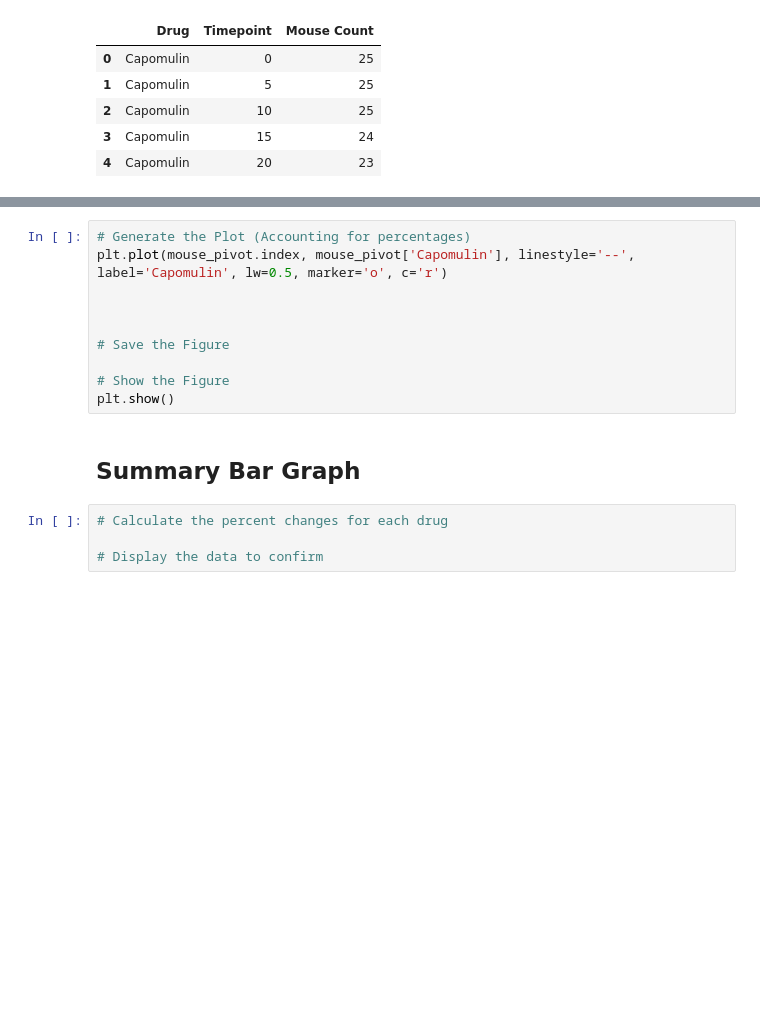
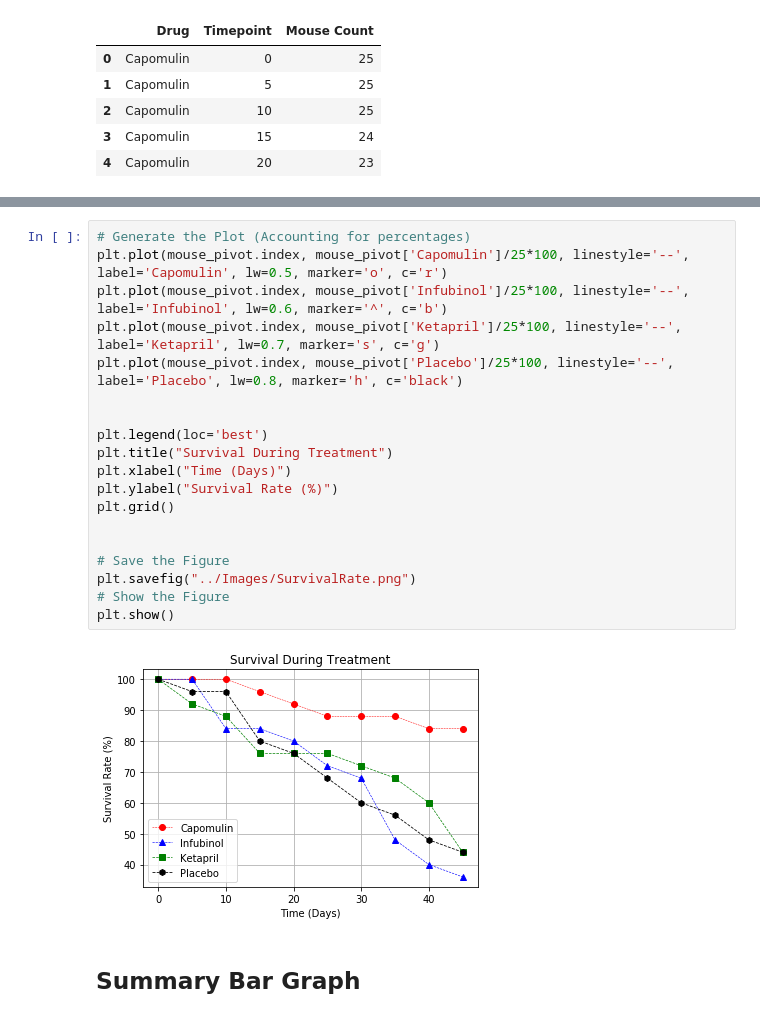
Before and after one commit to Carinananana/homework05, a Jupyter notebook: Pymaceuticals/pymaceuticals_starter.ipynb, the cells around one changed output, grey strips where cells are left out. Saved outputs shown, nothing was run; the diff lists cells and outputs as text; blank space fills up the shorter version.

```diff
--- a/Pymaceuticals/pymaceuticals_starter.ipynb
+++ b/Pymaceuticals/pymaceuticals_starter.ipynb
@@ -235,19 +235,26 @@ mouse_pivot
 | 35 | 22 | 14 | 12 | 17 | 15 | 14 | 10 | 21 | 16 | ... |
 | 40 | 21 | 14 | 10 | 15 | 15 | 12 | 9 | 20 | 12 | ... |
 | 45 | 21 | 13 | 9 | 11 | 13 | 11 | 7 | 20 | 11 | ... |
-# %%
-# Generate the Plot (Accounting for percentages)
-plt.plot(mouse_pivot.index, mouse_pivot['Capomulin'], linestyle='--', label='Capomulin', lw=0.5, marker='o', c='r')
-
-
-
-# Save the Figure
-
-# Show the Figure
-plt.show()
+# %%
+# Generate the Plot (Accounting for percentages)
+plt.plot(mouse_pivot.index, mouse_pivot['Capomulin']/25*100, linestyle='--', label='Capomulin', lw=0.5, marker='o', c='r')
+plt.plot(mouse_pivot.index, mouse_pivot['Infubinol']/25*100, linestyle='--', label='Infubinol', lw=0.6, marker='^', c='b')
+plt.plot(mouse_pivot.index, mouse_pivot['Ketapril']/25*100, linestyle='--', label='Ketapril', lw=0.7, marker='s', c='g')
+plt.plot(mouse_pivot.index, mouse_pivot['Placebo']/25*100, linestyle='--', label='Placebo', lw=0.8, marker='h', c='black')
+
+
+plt.legend(loc='best')
+plt.title("Survival During Treatment")
+plt.xlabel("Time (Days)")
+plt.ylabel("Survival Rate (%)")
+plt.grid()
+
+
+# Save the Figure
+plt.savefig("../Images/SurvivalRate.png")
+# Show the Figure
+plt.show()
+# %% [output]
+[figure, added]
 # %% [markdown]
 ## Summary Bar Graph
-# %%
-# Calculate the percent changes for each drug
-
-# Display the data to confirm
```
Also changed, not shown: parts of 4 cells of this notebook.
